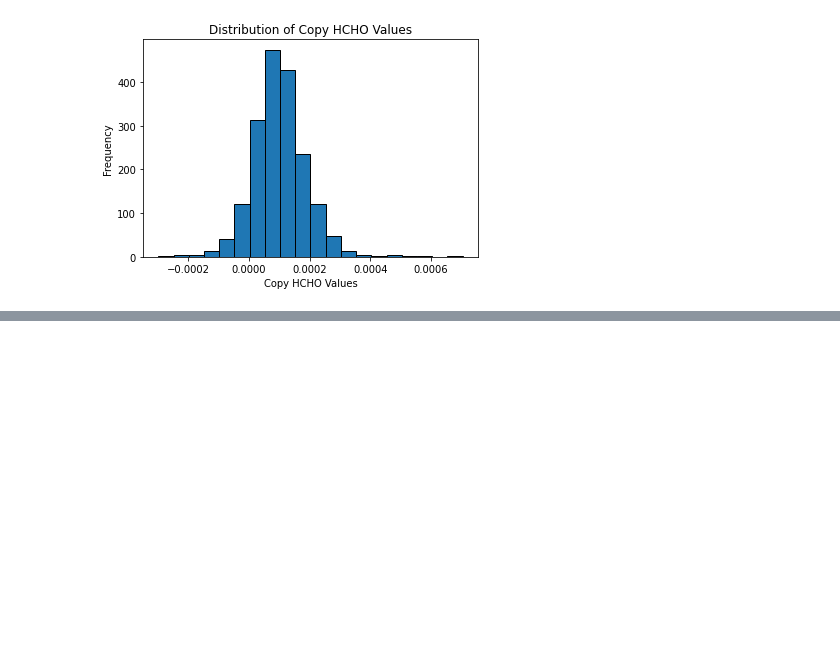
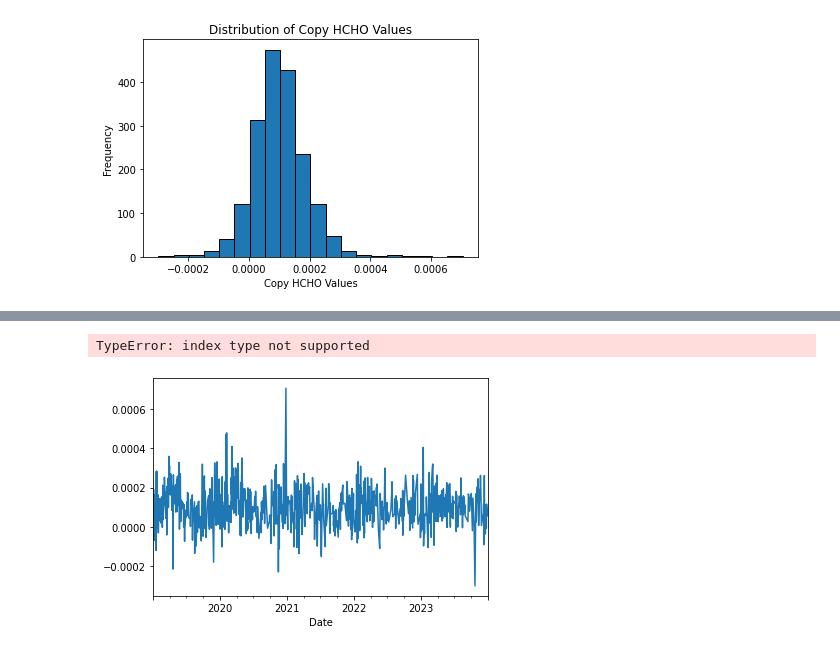
Before and after one commit to Praveen-Rajes/Analyzing-HCHO-Gas-Levels-in-Sri-Lanka-ARIMA, a Jupyter notebook: Data_Preprocessing.ipynb, the cells around one changed output, grey strips where cells are left out. Cells and saved outputs as stored; diff of their text form; code cells hidden in the pictures; blank space fills up the shorter version.

Commit message:
arima model integrate

```diff
--- a/Data_Preprocessing.ipynb
+++ b/Data_Preprocessing.ipynb
@@ -247,0 +253,7 @@ plt.show()
+# %%
+Kandy_df.dtypes
+
+#set date as index
+Kandy_df['Date'] = pd.to_datetime(Kandy_df['Date'])
+Kandy_df.set_index('Date', inplace=True)
+Kandy_df.head()
@@ -247,0 +272,22 @@ plt.show()
+# %%
+order = (1, 1, 0)
+todays_date = datetime.today().date()
+
+# Fit ARIMA model
+model = ARIMA(Kandy_df['copy HCHO values'], order=order)
+results = model.fit()
+
+# Display the model summary
+print(results.summary())
+
+# Forecast for 7 days from today's date
+forecast_steps = 7
+forecast = results.predict(start =1500,end=1824)
+forecast_values = forecast.predicted_mean
+predictions = []
+# Print the predicted exchange rates for the next 7 days
+print("Predicted Exchange Rates for the Next 7 Days:")
+for i in range(forecast_steps):
+   prediction_date = todays_date + pd.Timedelta(days=i + 1)  # Adjust for starting from tomorrow
+   print(f"{prediction_date}: {forecast_values.iloc[i]}")
+   predictions.append(forecast_values.iloc[i])
@@ -247,0 +343,6 @@ plt.show()
+# %%
+Kandy_df['copy HCHO values'].plot()
+forecast.plot()
+# %% [output]
+TypeError: index type not supported
+[figure, added]
```
Also changed, not shown: parts of 27 cells of this notebook.
